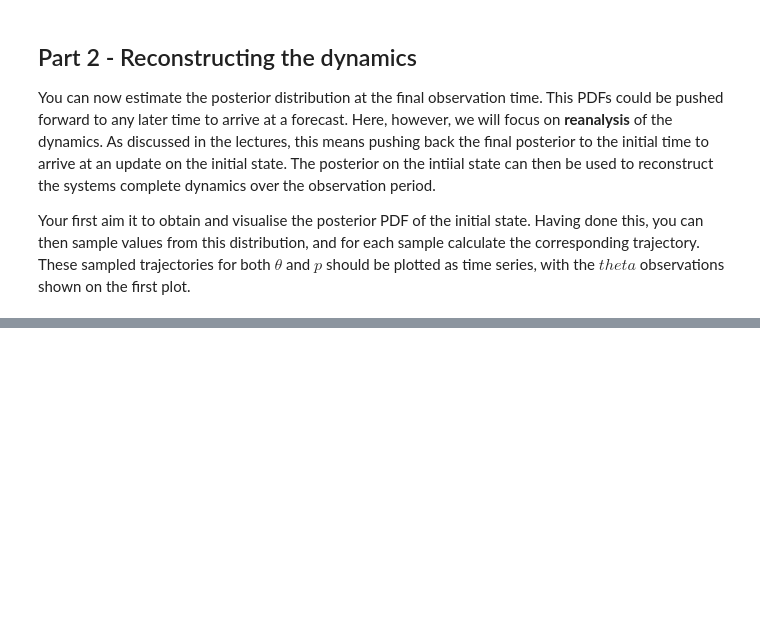
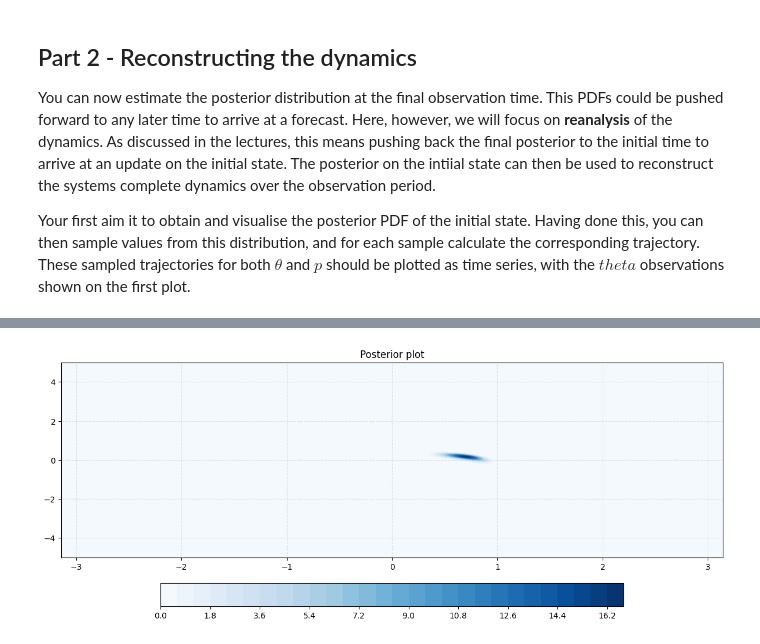
Before and after one commit to benwulmer/QCES_data_assimilation, a Jupyter notebook: practicals/practical1.ipynb, the cells around one changed output, grey strips where cells are left out. Cells and saved outputs as stored; diff of their text form; code cells hidden in the pictures; blank space fills up the shorter version.

```diff
--- a/practicals/practical1.ipynb
+++ b/practicals/practical1.ipynb
@@ -296,7 +296,8 @@ print("\nRunning reanalysis...")
 
 # --- SOLUTION ---
 
-initial_posterior_grid = None
+totalTime = sum(t_vals)
+initial_posterior_grid = manual_final.push_forward(problem.eom_func, -1 * final_time)
 
 # ----------------
 
@@ -309,7 +310,22 @@ initial_posterior_grid = None
 
 # --- SOLUTION ---
 
+fig, axes = plt.subplots(1, 1, figsize=(12, 5))
 
+# Plot Manual
+_, c1 =  da.plot_grid_marginal(
+            initial_posterior_grid,
+            dims=(0,1),
+            ax=axes,
+            cmap="Blues"
+        )
+
+
+axes.set_title("Posterior plot")
+fig.colorbar(c, ax=axes, location="bottom", shrink=0.7, pad=0.1)
+
+plt.tight_layout()
+plt.show()
 
 # ----------------
 
@@ -332,6 +348,73 @@ print("Sampling and reconstructing trajectories...")
 
 # --- SOLUTION ---
 
+num_samples = 50
+samples = initial_posterior_grid.sample(num_samples)
+trajectories = []
+for s in samples:
+  solution = da.solve_trajectory(problem.eom_func, s, t_true)
+  trajectories.append(solution)
+
+plt.figure(figsize=(10, 5))
+plt.plot(t_true, y_true[0], "k-", label="True Angle")
 
 
+for t in trajectories:
+  plt.plot(t_true, t[0], alpha=0.1)
+
+# Extract observation values for plotting
+t_vals = [t for t, _ in obs_list]
+y_vals = [m.y_obs[0] for _, m in obs_list]
+
+plt.errorbar(
+    t_vals, y_vals,
+    yerr=2*obs_error_sigma,
+    fmt='ro',
+    capsize=4,
+    elinewidth=1.5,
+    markeredgewidth=1.5,
+    label='Observations'
+)
+
+plt.xlabel("Time [s]")
+plt.ylabel("Angle [rad]")
+plt.title("The Problem: Velocity comparisons")
+plt.legend()
+plt.grid(True, alpha=0.3)
+plt.show()
+
+
+
+
+
+
+plt.figure(figsize=(10, 5))
+plt.plot(t_true, y_true[1], "k-", label="True Momentum")
+
+
+for t in trajectories:
+  plt.plot(t_true, t[1], alpha=0.1)
+
+# Extract observation values for plotting
+t_vals = [t for t, _ in obs_list]
+y_vals = [m.y_obs[1] for _, m in obs_list]
+
+plt.errorbar(
+    t_vals, y_vals,
+    yerr=2*obs_error_sigma,
+    fmt='ro',
+    capsize=4,
+    elinewidth=1.5,
+    markeredgewidth=1.5,
+    label='Observations'
+)
+
+plt.xlabel("Time [s]")
+plt.ylabel("Momentum")
+plt.title("The Problem: Momentum comparisons")
+plt.legend()
+plt.grid(True, alpha=0.3)
+plt.show()
+
 # ----------------
+# %% [output]
@@ -337,0 +422 @@ print("Sampling and reconstructing trajectories...")
+[figure, added]
```
Also changed, not shown: parts of 4 cells of this notebook.
